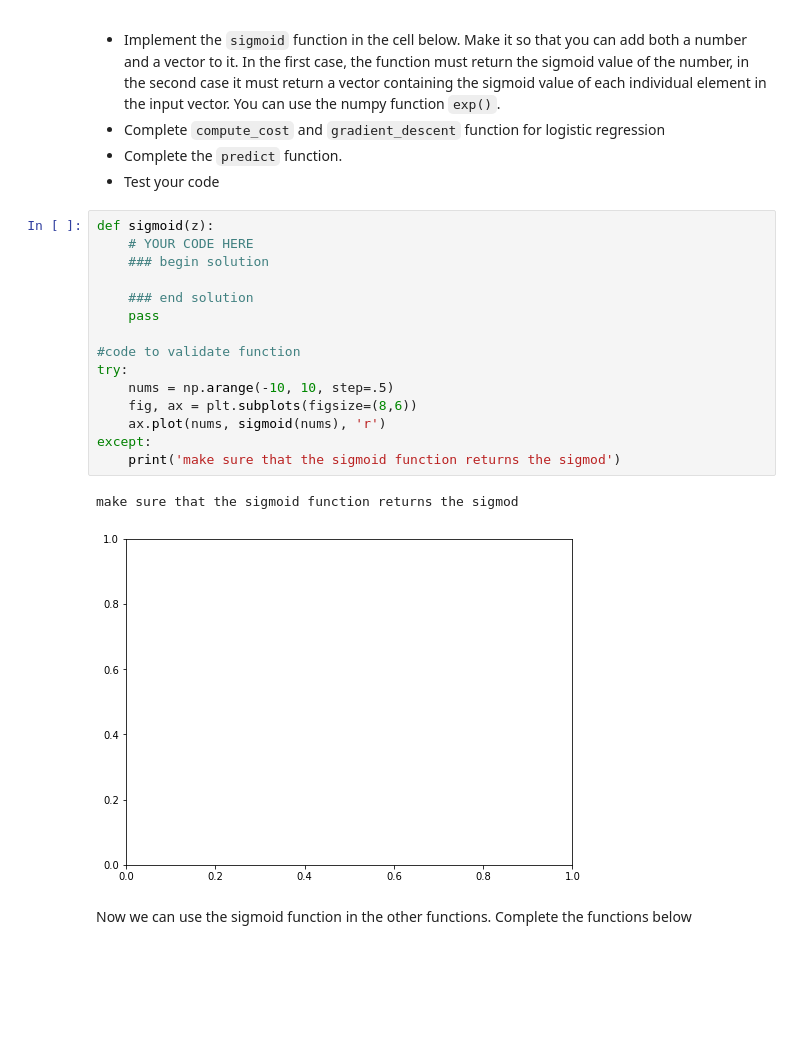
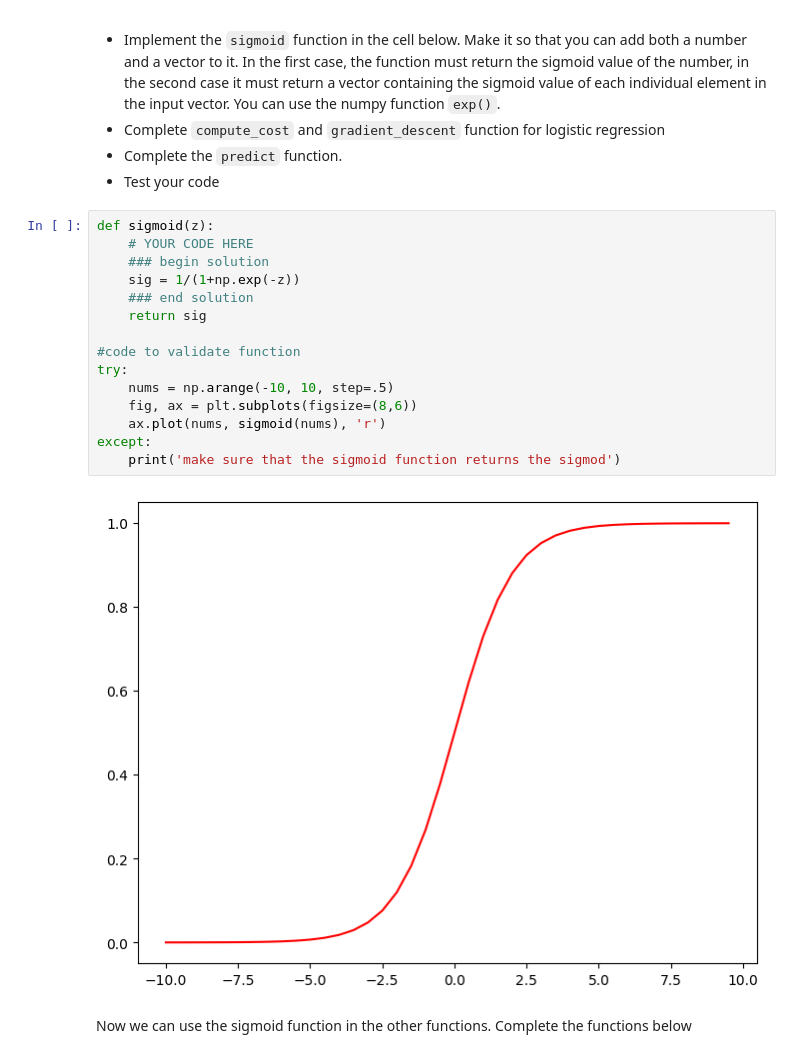
Before and after one commit to ogkourlias/datsc5, a Jupyter notebook: regression/Assignment_Regression.ipynb, the cells around one changed output. Saved outputs shown, nothing was run; the diff lists cells and outputs as text; blank space fills up the shorter version.

```diff
--- a/regression/Assignment_Regression.ipynb
+++ b/regression/Assignment_Regression.ipynb
@@ -739,21 +797,20 @@ Commonly, a threshold of 0.5 is used, where:
 # %%
 def sigmoid(z):
     # YOUR CODE HERE
     ### begin solution
-
+    sig = 1/(1+np.exp(-z))
     ### end solution
-    pass
+    return sig
 
 #code to validate function
 try:
     nums = np.arange(-10, 10, step=.5)
     fig, ax = plt.subplots(figsize=(8,6))
     ax.plot(nums, sigmoid(nums), 'r')
 except:
     print('make sure that the sigmoid function returns the sigmod')
 # %% [output]
-make sure that the sigmoid function returns the sigmod
-[figure, old version]
+[figure, new version]
 # %% [markdown]
 Now we can use the sigmoid function in the other functions. Complete the functions below
 # %%
```
Also changed, not shown: parts of 11 cells of this notebook.
